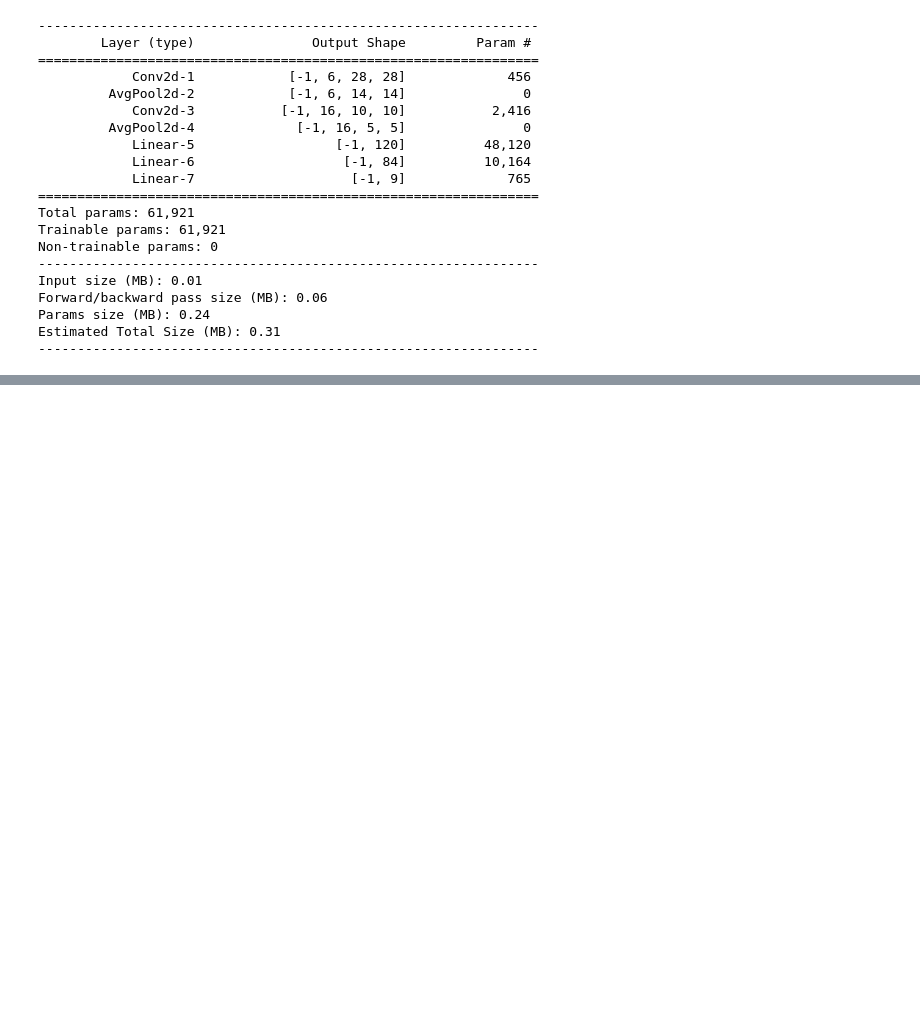
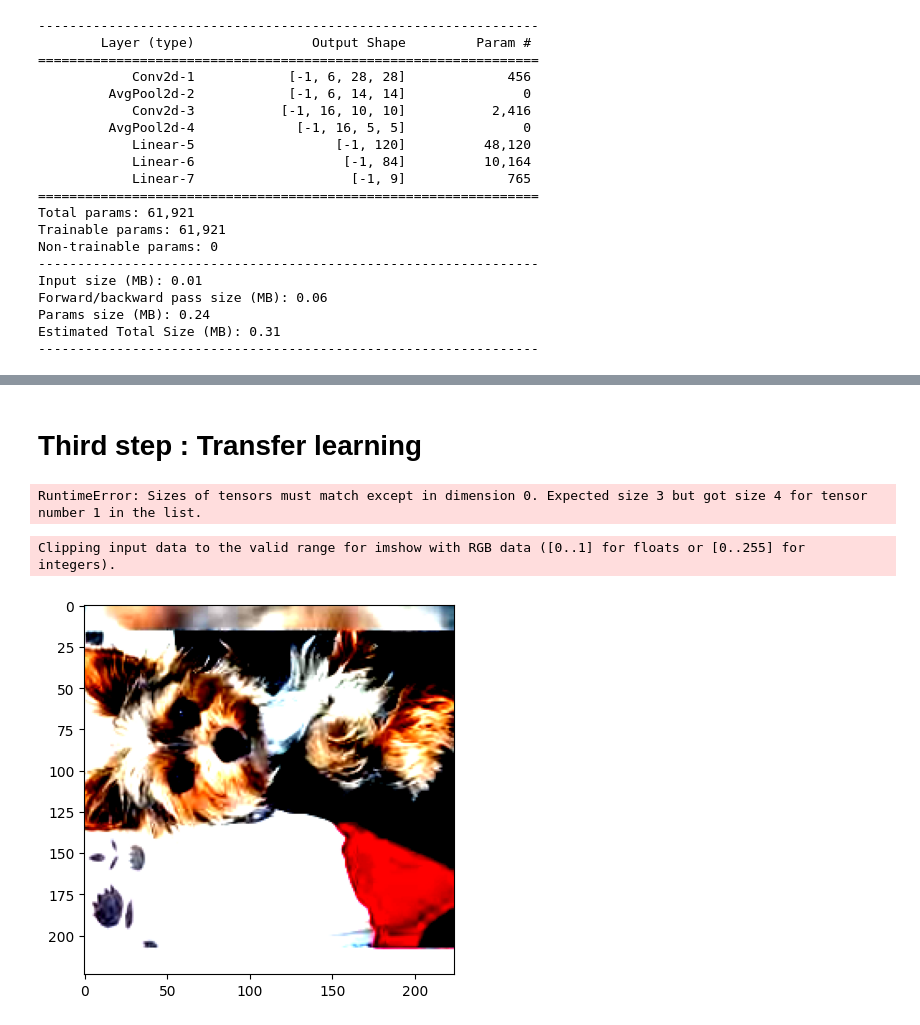
Before and after one commit to ThibautMrl/Lab4_CNN, a Jupyter notebook: Thibaut_Maurel_CNN.ipynb, the cells around one changed output, grey strips where cells are left out. Saved outputs shown, nothing was run; the diff lists cells and outputs as text; code cells hidden in the pictures; blank space fills up the shorter version.

```diff
--- a/Thibaut_Maurel_CNN.ipynb
+++ b/Thibaut_Maurel_CNN.ipynb
@@ -403,0 +423,2 @@ plt.show()
+# %% [markdown]
+# Third step : Transfer learning
@@ -403,0 +432,45 @@ plt.show()
+# %%
+classes = ['mucca', 'elefante', 'gatto', 'cavallo', 'scoiattolo', 'ragno', 'pecora', 'farfalla', 'gallina', 'cane']
+nbClasses = len(classes)
+datasetRoot = 'animal-10/raw-img/'
+
+rootTrain = datasetRoot+'train/'
+classLabel = 0
+
+# define a transform to resize the input images and convert them to PyTorch tensors
+transform = transforms.Compose([
+    transforms.Resize((224, 224)),
+    transforms.ToTensor(),
+])
+
+# initialize the input and output data
+xTrain = torch.empty(size=(0, 3, 224, 224))
+yTrain = []
+
+for cl in classes:
+    listImages = glob.glob(rootTrain + cl + '/*')[:100]
+    yTrain += [classLabel] * len(listImages)
+
+    for pathImg in listImages:
+        img = Image.open(pathImg)  # load image
+        im = transform(img)  # apply transform
+        im = im.unsqueeze(0)  # add a batch dimension
+        xTrain = torch.cat([xTrain, im])  # add the image to the train dataset
+
+    classLabel += 1
+
+print(len(yTrain))
+print(xTrain.shape)
+
+# convert the output labels to one-hot encoded vectors
+yTrain = torch.nn.functional.one_hot(torch.tensor(yTrain), num_classes=nbClasses)
+# %% [output]
+RuntimeError: Sizes of tensors must match except in dimension 0. Expected size 3 but got size 4 for tensor number 1 in the list.
+# %%
+im,label = dataloader.dataset[0]
+im = im.permute(2, 1, 0)
+plt.imshow(im)
+plt.show()
+# %% [output]
+Clipping input data to the valid range for imshow with RGB data ([0..1] for floats or [0..255] for integers).
+[figure, added]
```
Also changed, not shown: parts of 8 cells of this notebook.
